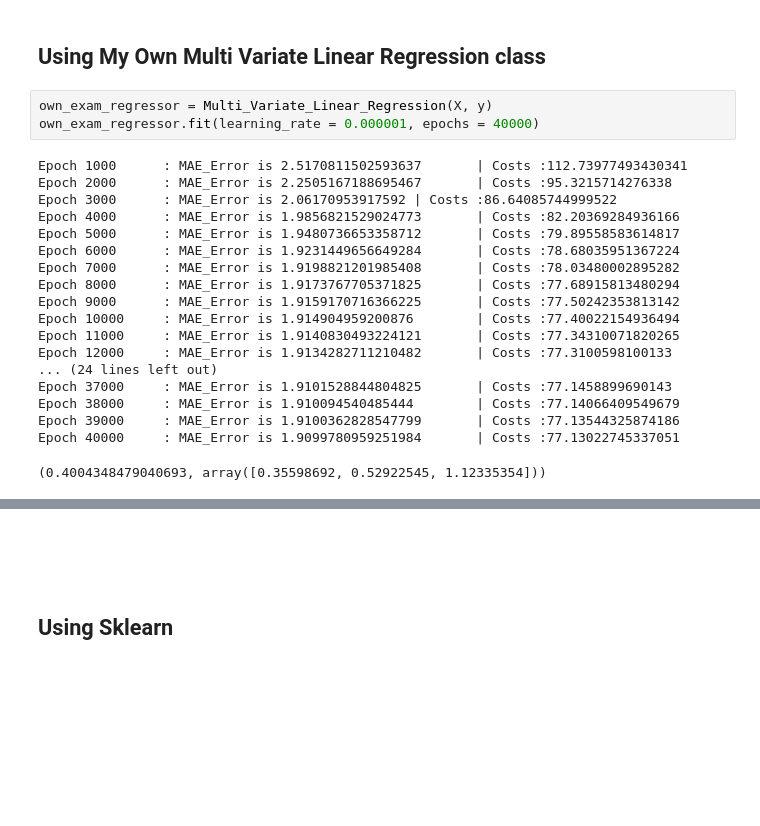
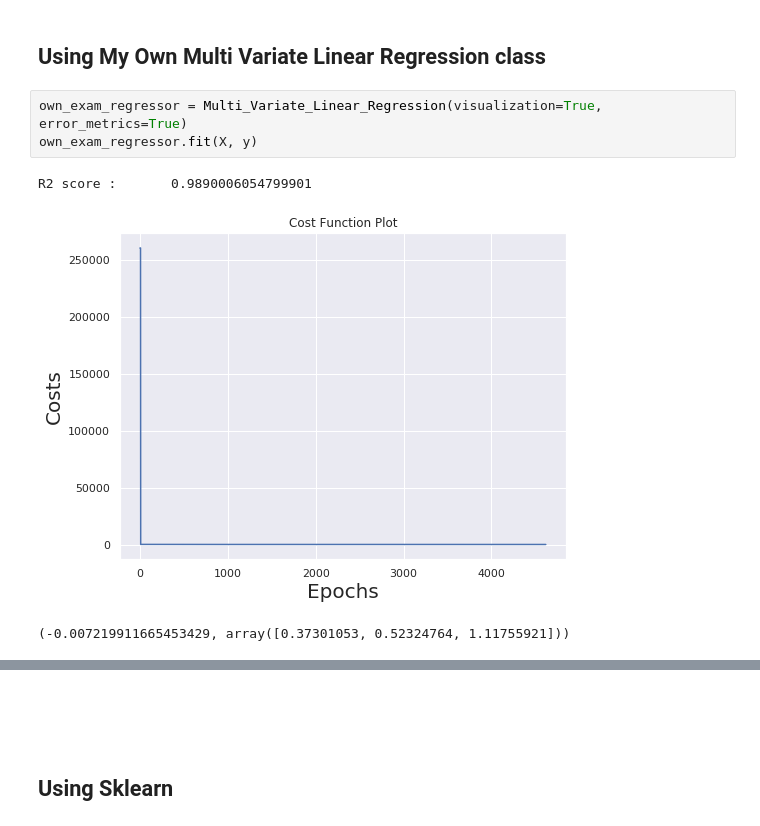
Before and after one commit to ASHOKKUMAR-K/Machine-Learning-Algorithms-From-Scratch, a Jupyter notebook: 02. Multiple Linear Regression/MultiVariate Linear Regression.ipynb, the cells around one changed output, grey strips where cells are left out. Drawn from its saved outputs; the diff is of its cells as text; blank space fills up the shorter version.

Commit message:
MultiVariate Linear Regression - Updated

```diff
--- a/02. Multiple Linear Regression/MultiVariate Linear Regression.ipynb
+++ b/02. Multiple Linear Regression/MultiVariate Linear Regression.ipynb
@@ -101,28 +162,13 @@ X = exam.iloc[:, [0, 1, 2]].values
 y = exam.iloc[:, 3].values
 # %% [markdown]
 ## Using My Own Multi Variate Linear Regression class
-# %%
-own_exam_regressor = Multi_Variate_Linear_Regression(X, y)
-own_exam_regressor.fit(learning_rate = 0.000001, epochs = 40000)
-# %% [output]
-Epoch 1000      : MAE_Error is 2.5170811502593637       | Costs :112.73977493430341
-Epoch 2000      : MAE_Error is 2.2505167188695467       | Costs :95.3215714276338
-Epoch 3000      : MAE_Error is 2.06170953917592 | Costs :86.64085744999522
-Epoch 4000      : MAE_Error is 1.9856821529024773       | Costs :82.20369284936166
-Epoch 5000      : MAE_Error is 1.9480736653358712       | Costs :79.89558583614817
-Epoch 6000      : MAE_Error is 1.9231449656649284       | Costs :78.68035951367224
-Epoch 7000      : MAE_Error is 1.9198821201985408       | Costs :78.03480002895282
-Epoch 8000      : MAE_Error is 1.9173767705371825       | Costs :77.68915813480294
-Epoch 9000      : MAE_Error is 1.9159170716366225       | Costs :77.50242353813142
-Epoch 10000     : MAE_Error is 1.914904959200876        | Costs :77.40022154936494
-Epoch 11000     : MAE_Error is 1.9140830493224121       | Costs :77.34310071820265
-Epoch 12000     : MAE_Error is 1.9134282711210482       | Costs :77.3100598100133
-... (24 lines left out)
-Epoch 37000     : MAE_Error is 1.9101528844804825       | Costs :77.1458899690143
-Epoch 38000     : MAE_Error is 1.910094540485444        | Costs :77.14066409549679
-Epoch 39000     : MAE_Error is 1.9100362828547799       | Costs :77.13544325874186
-Epoch 40000     : MAE_Error is 1.9099780959251984       | Costs :77.13022745337051
-(0.4004348479040693, array([0.35598692, 0.52922545, 1.12335354]))
+# %%
+own_exam_regressor = Multi_Variate_Linear_Regression(visualization=True, error_metrics=True)
+own_exam_regressor.fit(X, y)
+# %% [output]
+R2 score :       0.9890006054799901
+[figure, added]
+(-0.007219911665453429, array([0.37301053, 0.52324764, 1.11755921]))
 # %%
 own_exam_regressor.intercept
 # %% [output]
```
Also changed, not shown: parts of 14 cells of this notebook.
